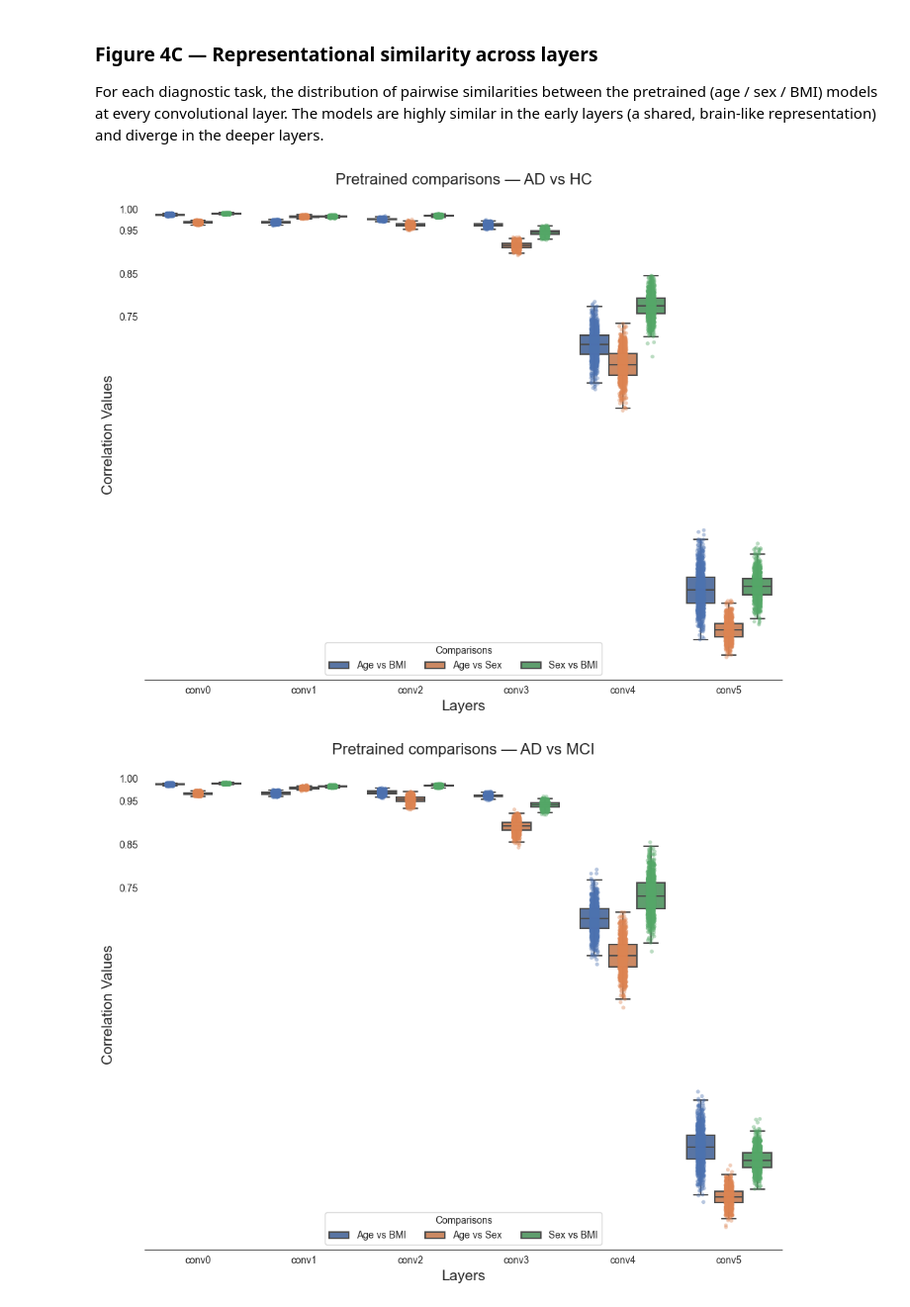
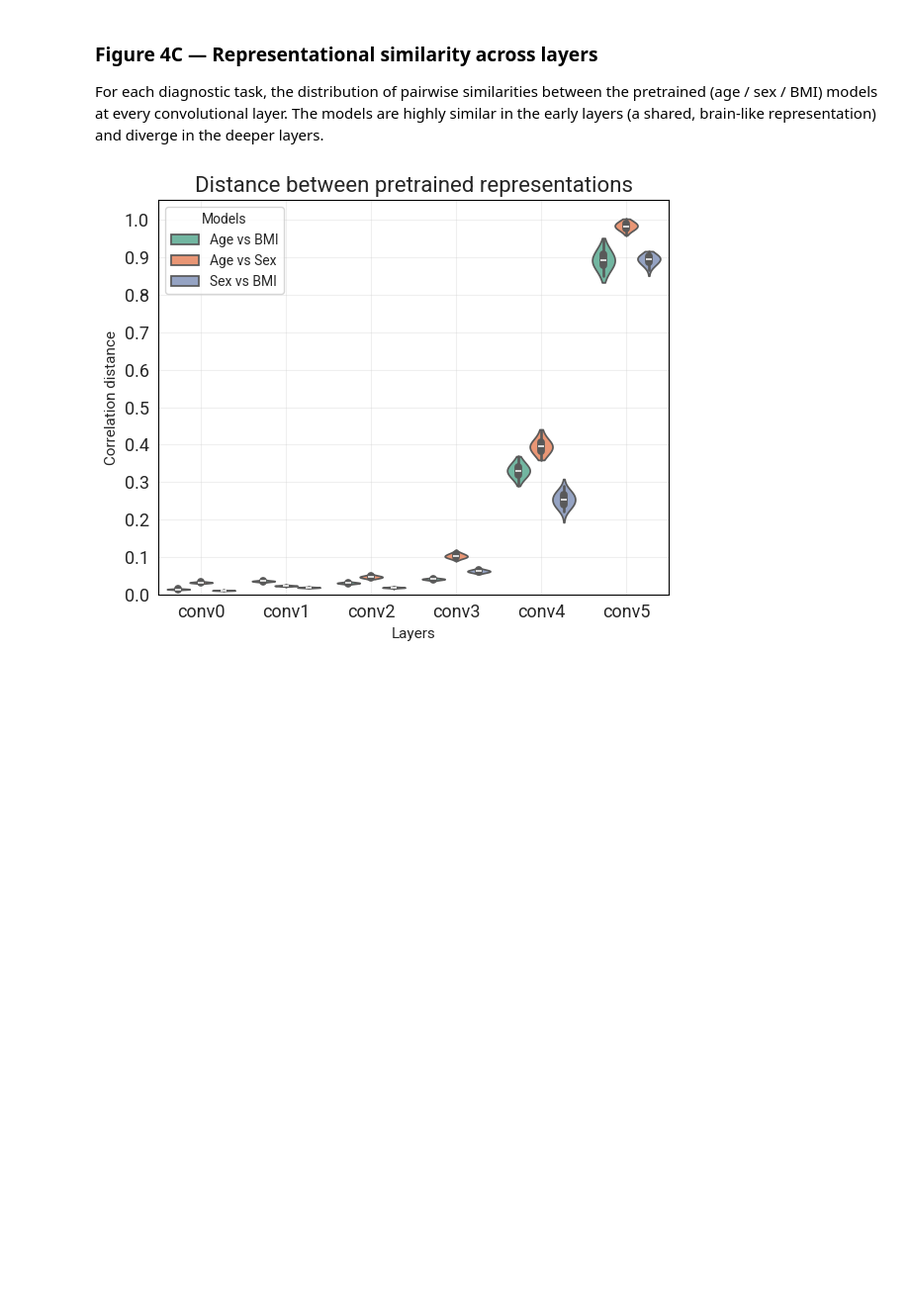
Before and after one commit to NeuroLIAA/brain-icvae, a Jupyter notebook: plot_notebook.ipynb, the cells around one changed output. Shown at 99% size. Cells and saved outputs as stored; diff of their text form; code cells hidden in the pictures; blank space fills up the shorter version.

```diff
--- a/plot_notebook.ipynb
+++ b/plot_notebook.ipynb
@@ -177,17 +177,18 @@ Mirrors `python rsa_analysis.py`.
 
 The next cell computes all bootstrapped RDM comparisons once; Figures 4C and 4D reuse the result.
 # %%
-
-from pretrain_exp.rsa import compare_models
+from pretrain_exp.rsa import compare_models, compute_distance_dict, mean_distance_distribution_across_tasks
 
 tasks   = ['ad_vs_hc', 'ad_vs_mci', 'mci_vs_hc']
 models  = ['age', 'sex', 'bmi', 'none']
 layers  = ['conv0', 'conv1', 'conv2', 'conv3', 'conv4', 'conv5']
 layer   = 'conv5'
-n_iters = 1000
+n_iters = 100
 rdms_path = Path('pretrain_exp', 'results')
 
 comparisons_dict = compare_models(tasks, models, layers, rdms_path, n_iters, random_state=42)
+distance_dict = compute_distance_dict(comparisons_dict)
+distance_comparison = mean_distance_distribution_across_tasks(comparisons_dict)
 # %% [markdown]
 ### Figure 4C — Representational similarity across layers
 
@@ -195,13 +196,11 @@ For each diagnostic task, the distribution of pairwise similarities between the
 (age / sex / BMI) models at every convolutional layer. The models are highly similar in the
 early layers (a shared, brain-like representation) and diverge in the deeper layers.
 # %%
-from rsa_analysis import plot_model_comparisons, parse_task_name
+from seaborn import color_palette
+from rsa_analysis import plot_model_comparisons
 
-for task in tasks:
-    fig = plot_model_comparisons(
-        comparisons_dict[task], model_type='pretrained', legend=True,
-        title=f'Pretrained comparisons — {parse_task_name(task)}')
-    plt.show()
+fig = plot_model_comparisons(distance_comparison, model_type='pretrained', legend=True,
+                             colors=list(color_palette("Set2"))[:3], fig_size=(6, 5), title='Distance between pretrained representations')
+plt.show()
 # %% [output]
-[figure, old version]
+[figure, new version]
-[figure, removed]
```
Also changed, not shown: parts of 5 cells of this notebook, 3 other files.
